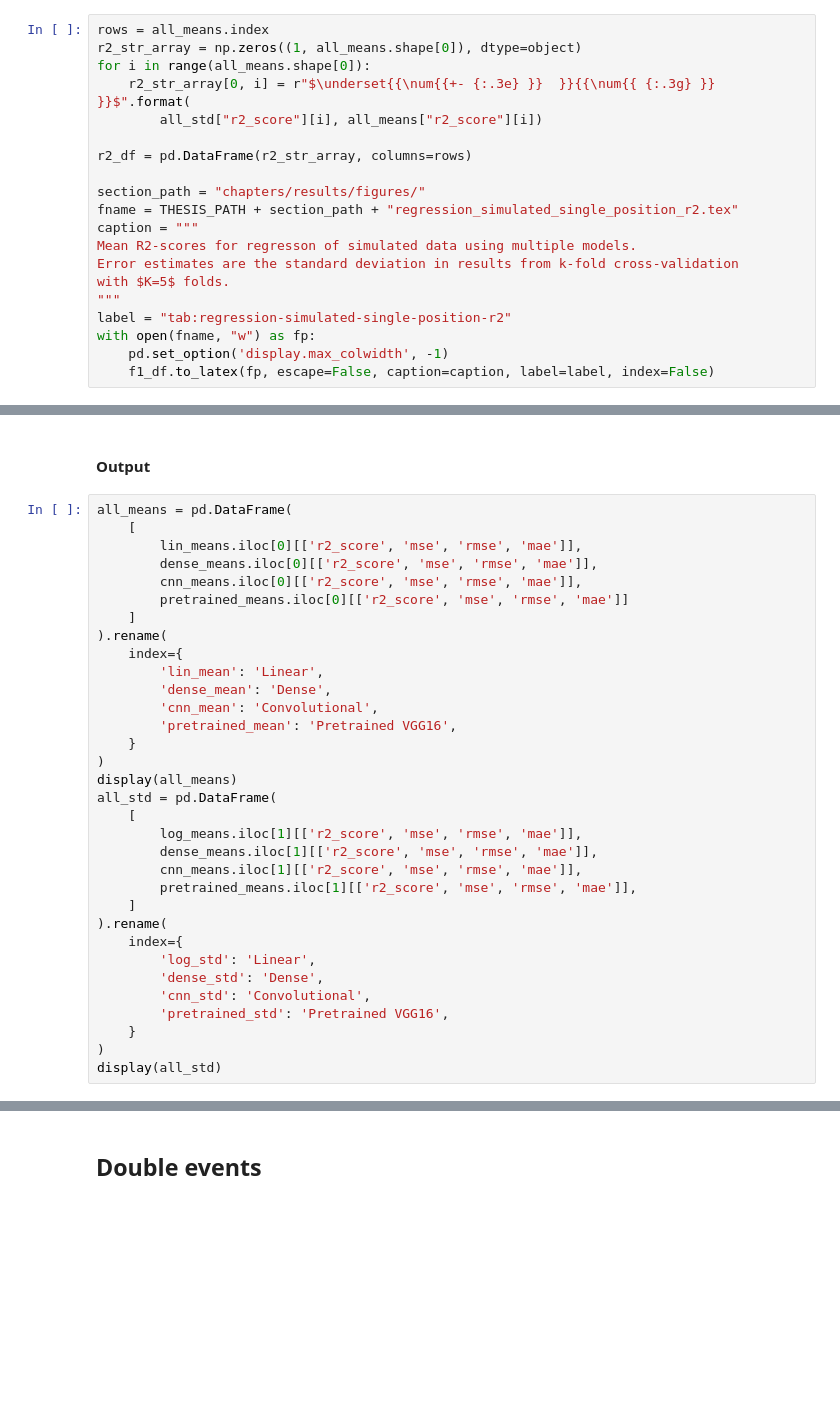
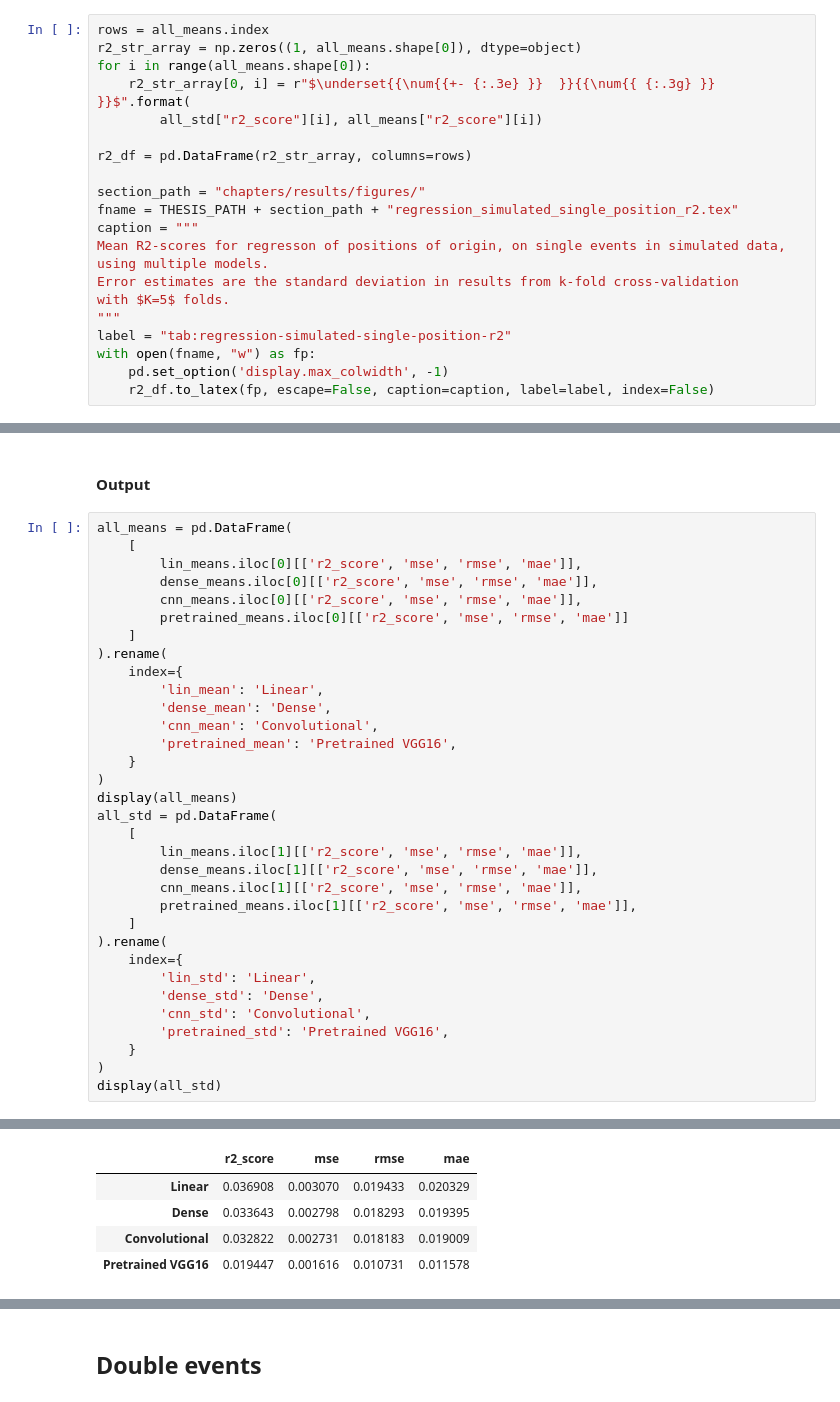
Before and after one commit to geirtul/master_analysis, a Jupyter notebook: notebooks/results/regression_simulated.ipynb, the cells around one changed output, grey strips where cells are left out. Saved outputs shown, nothing was run; the diff lists cells and outputs as text; blank space fills up the shorter version.

```diff
--- a/notebooks/results/regression_simulated.ipynb
+++ b/notebooks/results/regression_simulated.ipynb
@@ -205,14 +169,14 @@ r2_df = pd.DataFrame(r2_str_array, columns=rows)
 section_path = "chapters/results/figures/"
 fname = THESIS_PATH + section_path + "regression_simulated_single_position_r2.tex"
 caption = """
-Mean R2-scores for regresson of simulated data using multiple models.
+Mean R2-scores for regresson of positions of origin, on single events in simulated data, using multiple models.
 Error estimates are the standard deviation in results from k-fold cross-validation
 with $K=5$ folds.
 """
 label = "tab:regression-simulated-single-position-r2"
 with open(fname, "w") as fp:
     pd.set_option('display.max_colwidth', -1)
-    f1_df.to_latex(fp, escape=False, caption=caption, label=label, index=False)
+    r2_df.to_latex(fp, escape=False, caption=caption, label=label, index=False)
 # %% [markdown]
 ### Energy
 # %% [markdown]
@@ -330,17 +253,18 @@ all_means = pd.DataFrame(
 display(all_means)
 all_std = pd.DataFrame(
     [
-        log_means.iloc[1][['r2_score', 'mse', 'rmse', 'mae']],
+        lin_means.iloc[1][['r2_score', 'mse', 'rmse', 'mae']],
         dense_means.iloc[1][['r2_score', 'mse', 'rmse', 'mae']],
         cnn_means.iloc[1][['r2_score', 'mse', 'rmse', 'mae']],
         pretrained_means.iloc[1][['r2_score', 'mse', 'rmse', 'mae']],
     ]
 ).rename(
     index={
-        'log_std': 'Linear',
+        'lin_std': 'Linear',
         'dense_std': 'Dense',
         'cnn_std': 'Convolutional',
         'pretrained_std': 'Pretrained VGG16',
     }
 )
 display(all_std)
+# %% [output]
@@ -347,3 +276,8 @@ display(all_std)
+|  | r2_score | mse | rmse | mae |
+| Linear | 0.036908 | 0.003070 | 0.019433 | 0.020329 |
+| Dense | 0.033643 | 0.002798 | 0.018293 | 0.019395 |
+| Convolutional | 0.032822 | 0.002731 | 0.018183 | 0.019009 |
+| Pretrained VGG16 | 0.019447 | 0.001616 | 0.010731 | 0.011578 |
 # %%
 rows = all_means.index
 r2_str_array = np.zeros((1, all_means.shape[0]), dtype=object)
```
Also changed, not shown: parts of 22 cells of this notebook.
